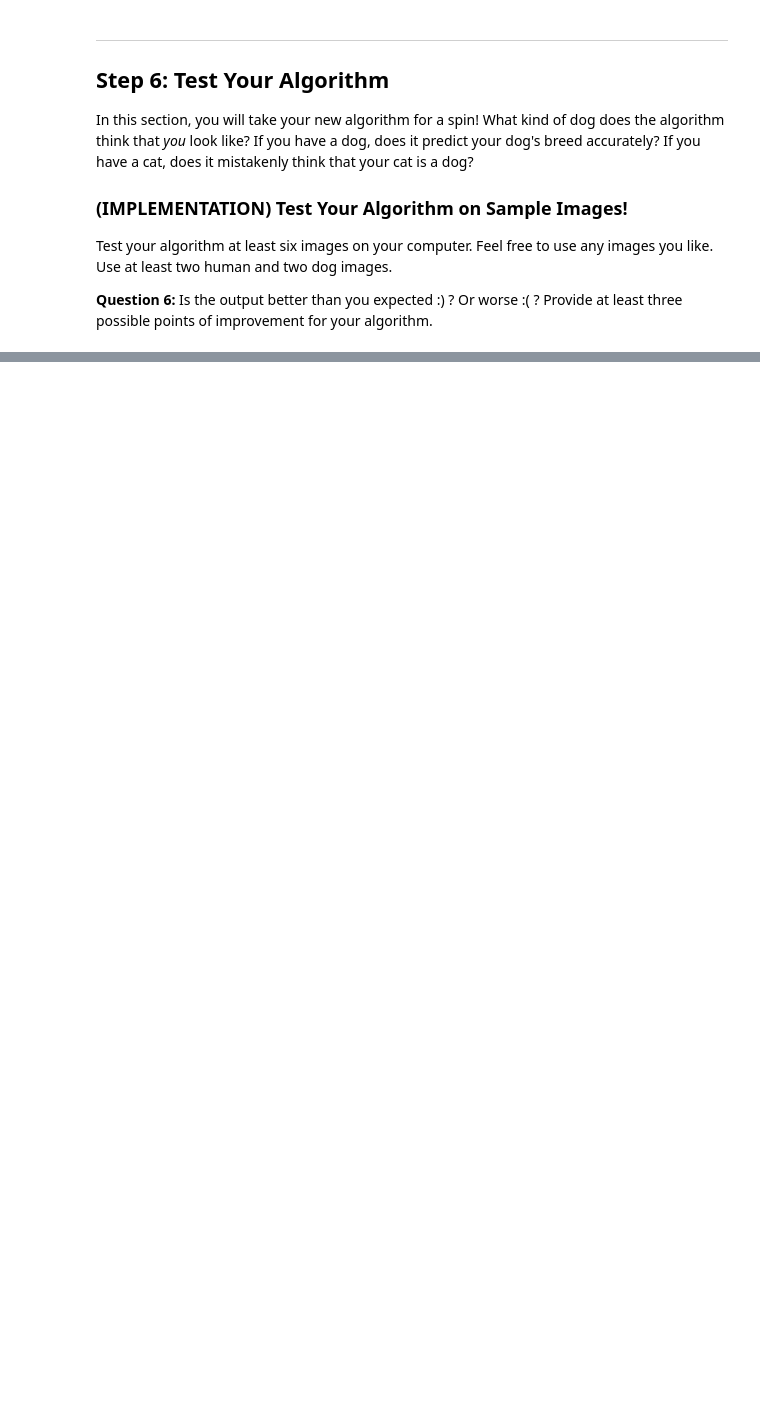
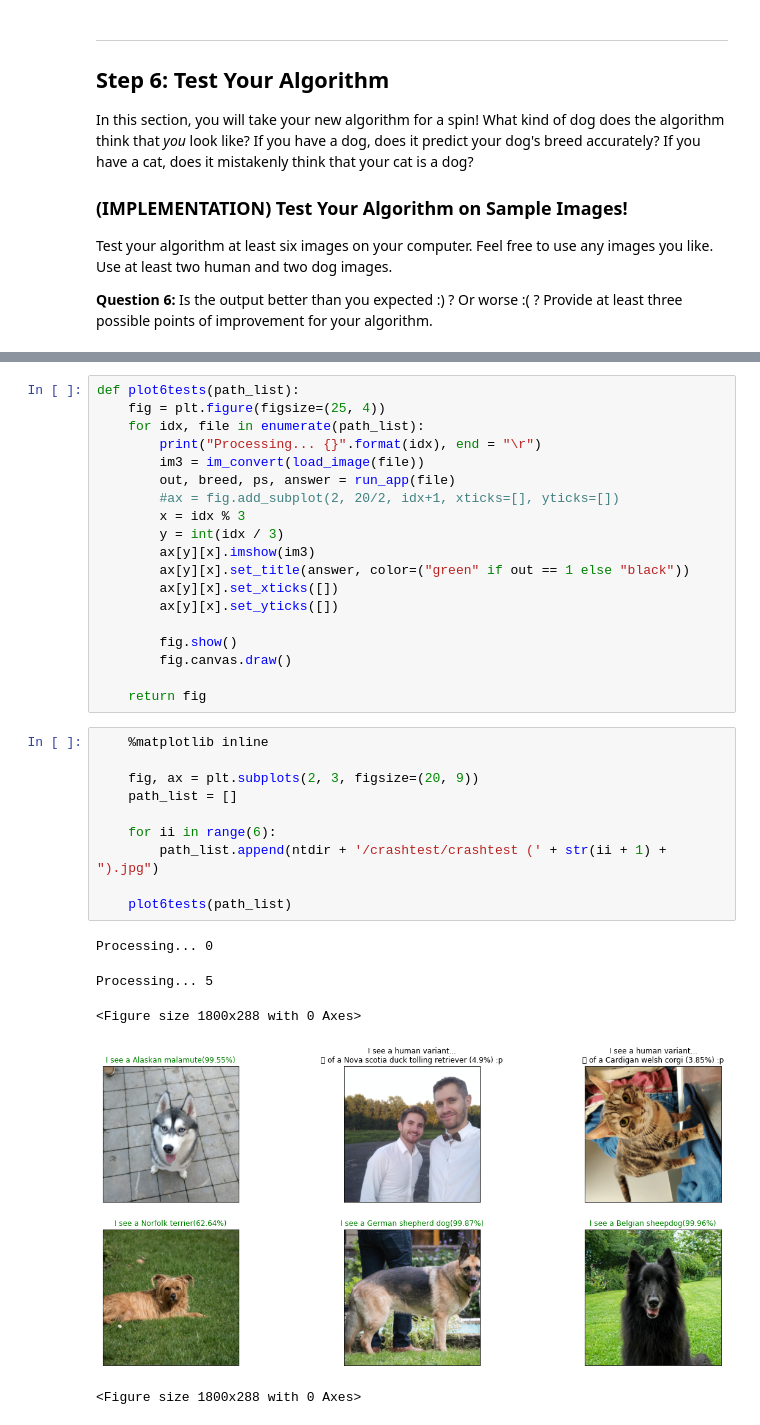
Before and after one commit to jdelhaxhe/deep-learning-v2-pytorch, a Jupyter notebook: project-dog-classification/dog_app.ipynb, the cells around one changed output, grey strips where cells are left out. Saved outputs shown, nothing was run; the diff lists cells and outputs as text; blank space fills up the shorter version.

```diff
--- a/project-dog-classification/dog_app.ipynb
+++ b/project-dog-classification/dog_app.ipynb
@@ -1278,3 +1297,38 @@ __Answer:__ (Three possible points for improvement)
+# %%
+def plot6tests(path_list):
+    fig = plt.figure(figsize=(25, 4))
+    for idx, file in enumerate(path_list):
+        print("Processing... {}".format(idx), end = "\r")
+        im3 = im_convert(load_image(file))
+        out, breed, ps, answer = run_app(file)
+        #ax = fig.add_subplot(2, 20/2, idx+1, xticks=[], yticks=[])
+        x = idx % 3
+        y = int(idx / 3)
+        ax[y][x].imshow(im3)
+        ax[y][x].set_title(answer, color=("green" if out == 1 else "black"))
+        ax[y][x].set_xticks([])
+        ax[y][x].set_yticks([])
+
+        fig.show()
+        fig.canvas.draw()
+
+    return fig
+# %%
+    %matplotlib inline
+
+    fig, ax = plt.subplots(2, 3, figsize=(20, 9))
+    path_list = []
+
+    for ii in range(6):
+        path_list.append(ntdir + '/crashtest/crashtest (' + str(ii + 1) + ").jpg")
+
+    plot6tests(path_list)
+# %% [output]
+Processing... 0
+Processing... 5
+<Figure size 1800x288 with 0 Axes>
+[figure, added]
+<Figure size 1800x288 with 0 Axes>
 # %%
 ## TODO: Execute your algorithm from Step 6 on
 ## at least 6 images on your computer.
```
Also changed, not shown: parts of 25 cells of this notebook, 1 other file.
